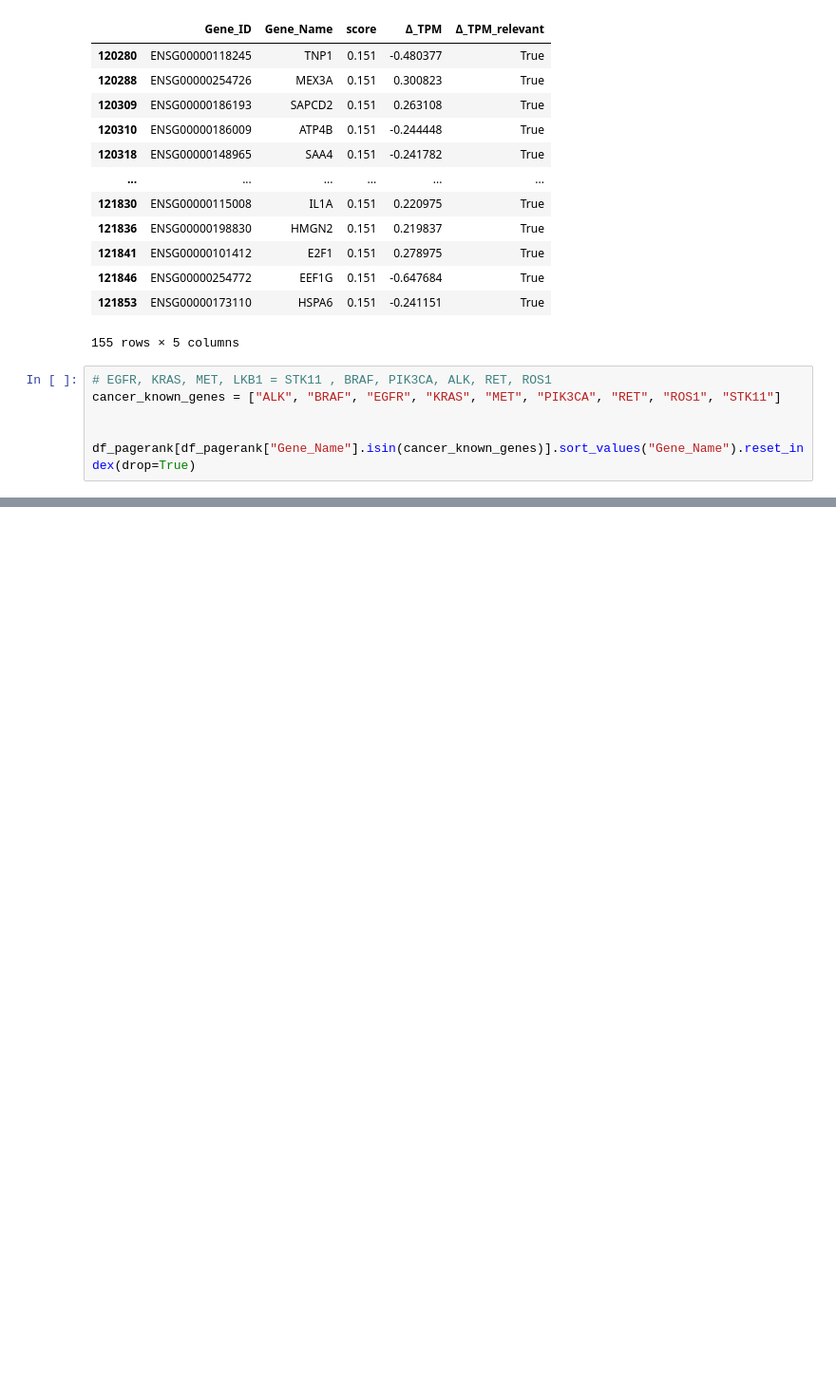
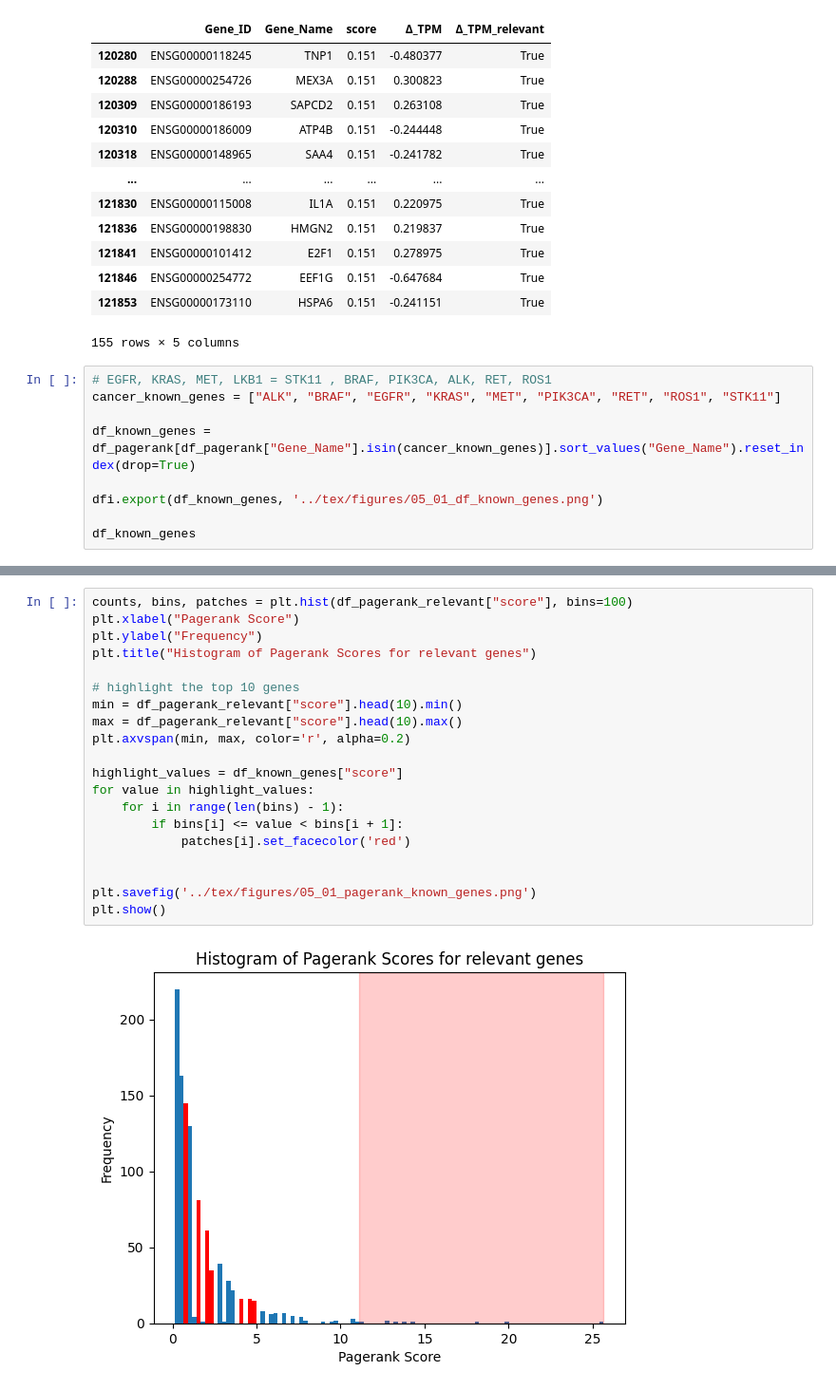
Before and after one commit to SiBergmann/gene_activity_in_lung_cancer, a Jupyter notebook: code/neo4j_graph_algos.ipynb, the cells around one changed output, grey strips where cells are left out. Shown at 95% size. Drawn from its saved outputs; the diff is of its cells as text; blank space fills up the shorter version.

```diff
--- a/code/neo4j_graph_algos.ipynb
+++ b/code/neo4j_graph_algos.ipynb
@@ -216,6 +221,9 @@ From the 1033 relevant genes, 155 have a minimum pagerank score of 0.151.
 # EGFR, KRAS, MET, LKB1 = STK11 , BRAF, PIK3CA, ALK, RET, ROS1
 cancer_known_genes = ["ALK", "BRAF", "EGFR", "KRAS", "MET", "PIK3CA", "RET", "ROS1", "STK11"]
 
+df_known_genes = df_pagerank[df_pagerank["Gene_Name"].isin(cancer_known_genes)].sort_values("Gene_Name").reset_index(drop=True)
 
-df_pagerank[df_pagerank["Gene_Name"].isin(cancer_known_genes)].sort_values("Gene_Name").reset_index(drop=True)
+dfi.export(df_known_genes, '../tex/figures/05_01_df_known_genes.png')
+
+df_known_genes
 # %% [output]
@@ -229,3 +238,25 @@ df_pagerank[df_pagerank["Gene_Name"].isin(cancer_known_genes)].sort_values("Gene
 | 6 | ENSG00000165731 | RET | 4.093 | 0.113269 | False |
 | 7 | ENSG00000047936 | ROS1 | 0.783 | 0.059812 | False |
 | 8 | ENSG00000118046 | STK11 | 4.525 | -0.026488 | False |
+# %%
+counts, bins, patches = plt.hist(df_pagerank_relevant["score"], bins=100)
+plt.xlabel("Pagerank Score")
+plt.ylabel("Frequency")
+plt.title("Histogram of Pagerank Scores for relevant genes")
+
+# highlight the top 10 genes
+min = df_pagerank_relevant["score"].head(10).min()
+max = df_pagerank_relevant["score"].head(10).max()
+plt.axvspan(min, max, color='r', alpha=0.2)
+
+highlight_values = df_known_genes["score"]
+for value in highlight_values:
+    for i in range(len(bins) - 1):
+        if bins[i] <= value < bins[i + 1]:
+            patches[i].set_facecolor('red')
+
+
+plt.savefig('../tex/figures/05_01_pagerank_known_genes.png')
+plt.show()
+# %% [output]
+[figure, added]
```
Also changed, not shown: parts of 9 cells of this notebook, 6 other files.
